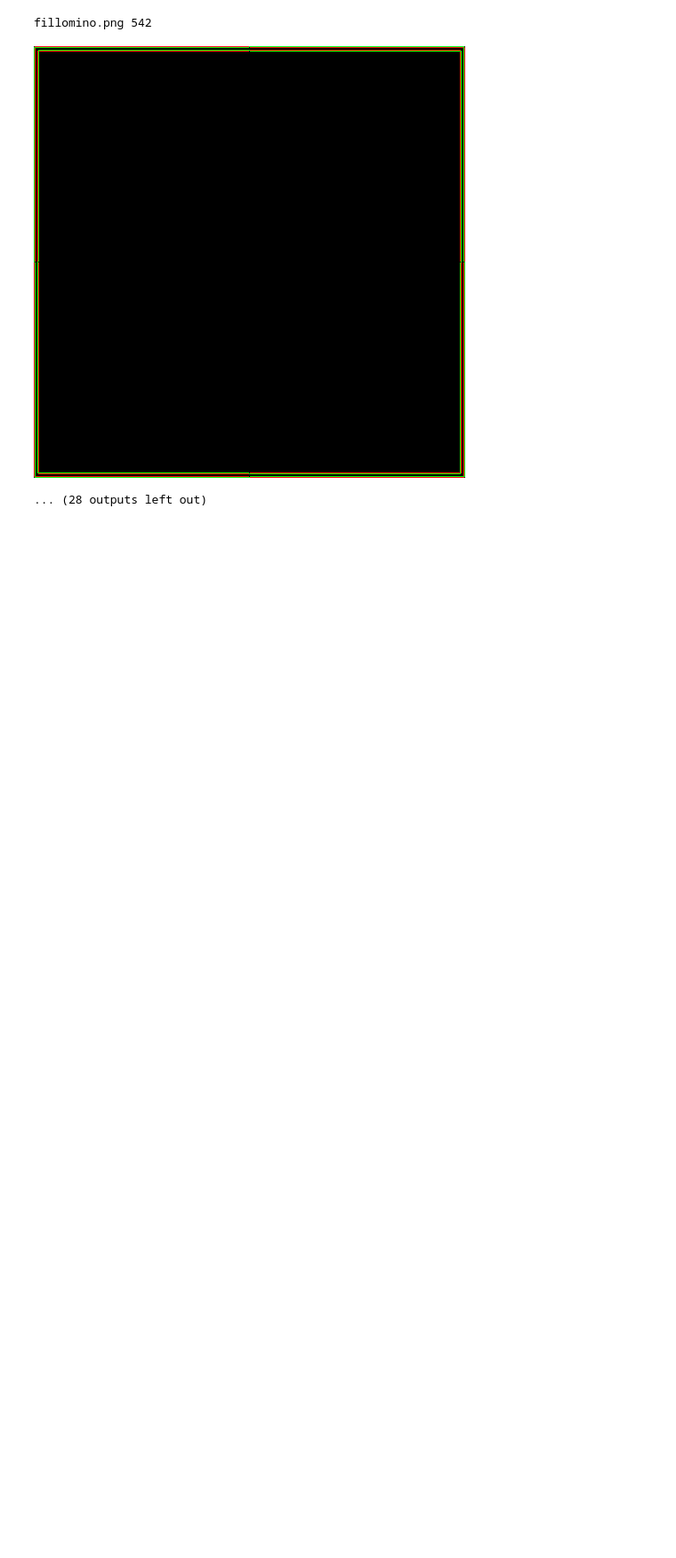
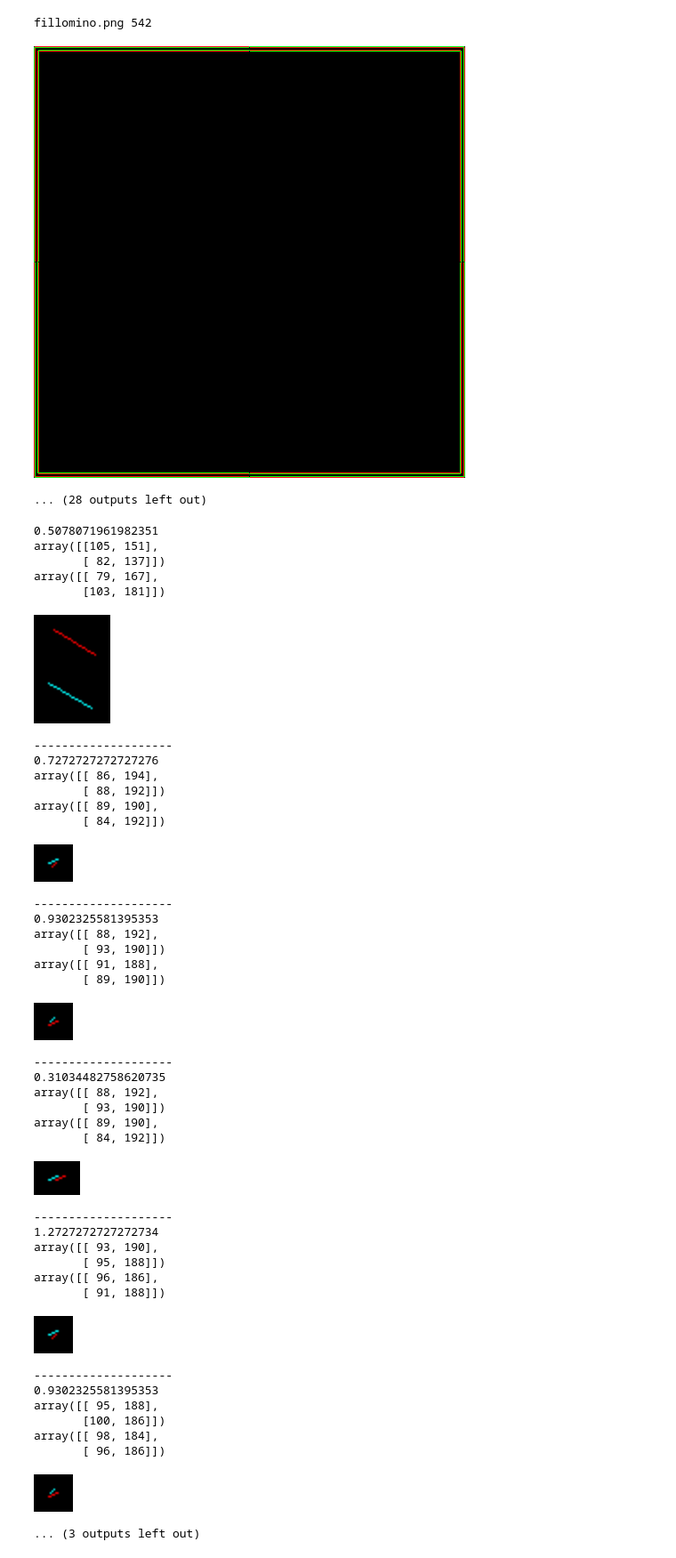
Before and after one commit to PhilHarnish/forge, a Jupyter notebook: src/data/image/scratch.ipynb, the cells around one changed output. Shown: that part at 89% size. Drawn from its saved outputs; the diff is of its cells as text; code cells hidden in the pictures; blank space fills up the shorter version.

```diff
--- a/src/data/image/scratch.ipynb
+++ b/src/data/image/scratch.ipynb
@@ -453,3 +396,79 @@ fillomino.png 542
   (0, 1), (1, 1), (2, 1),
   (0, 2), (1, 2), (2, 2),
 ]) * 100
+# %%
+a = np.array([[770, 228], [771, 120]])
+b = np.array([[766, 120], [767, 228]])
+# %%
+importlib.reload(grid)
+importlib.reload(np2d)
+cases = [
+  np.array([[105, 151], [ 82, 137]]),
+  np.array([[ 79, 167], [103, 181]]),
+
+  np.array([[ 86, 194], [ 88, 192]]),
+  np.array([[ 89, 190], [ 84, 192]]),
+
+  np.array([[ 88, 192], [ 93, 190]]),
+  np.array([[ 91, 188], [ 89, 190]]),
+
+  np.array([[ 88, 192], [ 93, 190]]),
+  np.array([[ 89, 190], [ 84, 192]]),
+
+  np.array([[ 93, 190], [ 95, 188]]),
+  np.array([[ 96, 186], [ 91, 188]]),
+
+  np.array([[ 95, 188], [100, 186]]),
+  np.array([[ 98, 184], [ 96, 186]]),
+
+  np.array([[ 95, 188], [100, 186]]),
+  np.array([[ 96, 186], [ 91, 188]]),
+]
+
+for a, b in zip(cases[::2], cases[1::2]):
+  print(np2d.overlap(a, b, study=study))
+  study(a, b)
+  print('-' * 20)
+# %% [output]
+0.5078071961982351
+array([[105, 151],
+       [ 82, 137]])
+array([[ 79, 167],
+       [103, 181]])
+[figure, added]
+--------------------
+0.7272727272727276
+array([[ 86, 194],
+       [ 88, 192]])
+array([[ 89, 190],
+       [ 84, 192]])
+[figure, added]
+--------------------
+0.9302325581395353
+array([[ 88, 192],
+       [ 93, 190]])
+array([[ 91, 188],
+       [ 89, 190]])
+[figure, added]
+--------------------
+0.31034482758620735
+array([[ 88, 192],
+       [ 93, 190]])
+array([[ 89, 190],
+       [ 84, 192]])
+[figure, added]
+--------------------
+1.2727272727272734
+array([[ 93, 190],
+       [ 95, 188]])
+array([[ 96, 186],
+       [ 91, 188]])
+[figure, added]
+--------------------
+0.9302325581395353
+array([[ 95, 188],
+       [100, 186]])
+array([[ 98, 184],
+       [ 96, 186]])
+[figure, added]
+... (3 outputs left out)
```
Also changed, not shown: parts of 12 cells of this notebook.
